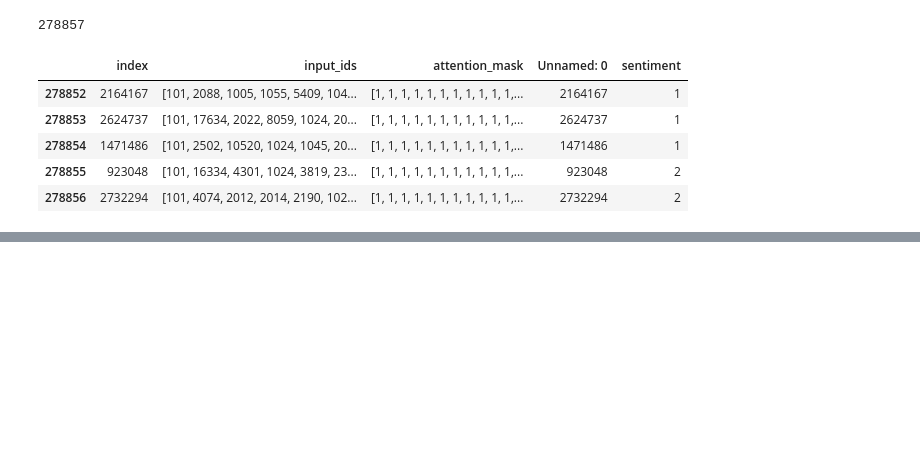
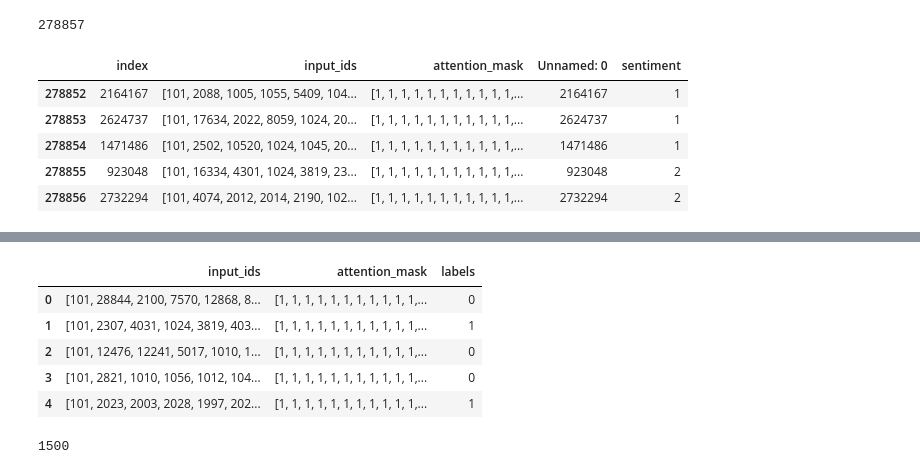
Before and after one commit to MsEM11/BERT_Sentiment, a Jupyter notebook: Notebooks/4_Model_Creation.ipynb, the cells around one changed output, grey strips where cells are left out. Drawn from its saved outputs; the diff is of its cells as text; code cells hidden in the pictures; blank space fills up the shorter version.

```diff
--- a/Notebooks/4_Model_Creation.ipynb
+++ b/Notebooks/4_Model_Creation.ipynb
@@ -127,3 +112,12 @@ train_set.head()
+# %%
+eval_set.head()
+# %% [output]
+|  | input_ids | attention_mask | labels |
+| 0 | [101, 28844, 2100, 7570, 12868, 8... | [1, 1, 1, 1, 1, 1, 1, 1, 1, 1, 1,... | 0 |
+| 1 | [101, 2307, 4031, 1024, 3819, 403... | [1, 1, 1, 1, 1, 1, 1, 1, 1, 1, 1,... | 1 |
+| 2 | [101, 12476, 12241, 5017, 1010, 1... | [1, 1, 1, 1, 1, 1, 1, 1, 1, 1, 1,... | 0 |
+| 3 | [101, 2821, 1010, 1056, 1012, 104... | [1, 1, 1, 1, 1, 1, 1, 1, 1, 1, 1,... | 0 |
+| 4 | [101, 2023, 2003, 2028, 1997, 202... | [1, 1, 1, 1, 1, 1, 1, 1, 1, 1, 1,... | 1 |
 # %%
 def model_init(trial):
       # Define hyperparameters
@@ -142,2 +152,6 @@ def model_init(trial):
+# %%
+len(train_dataset)
+# %% [output]
+1500
 # %%
 def objective(trial):
```
Also changed, not shown: parts of 16 cells of this notebook.
